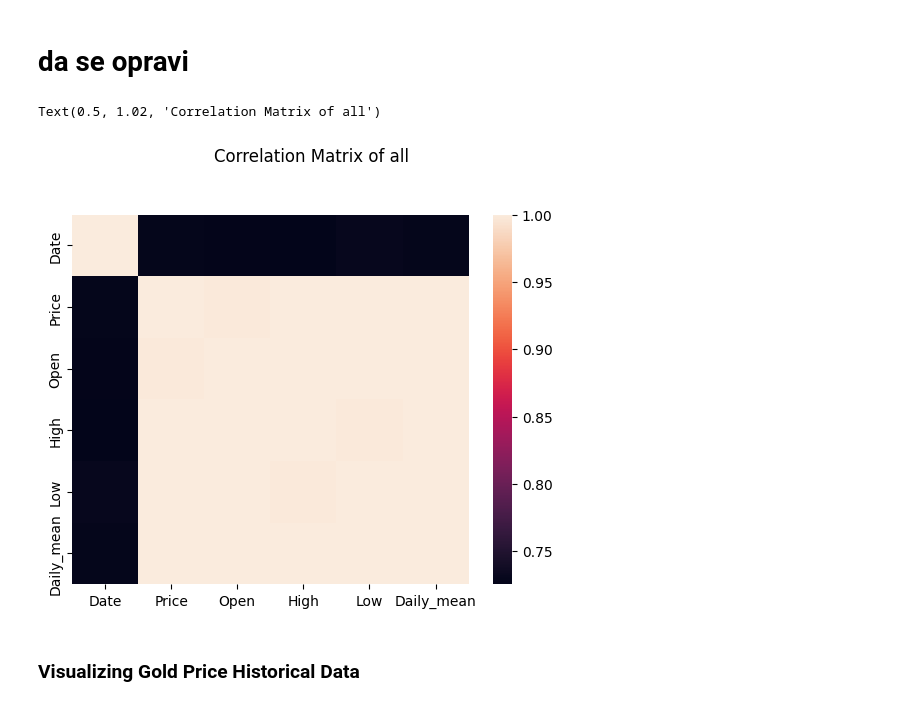
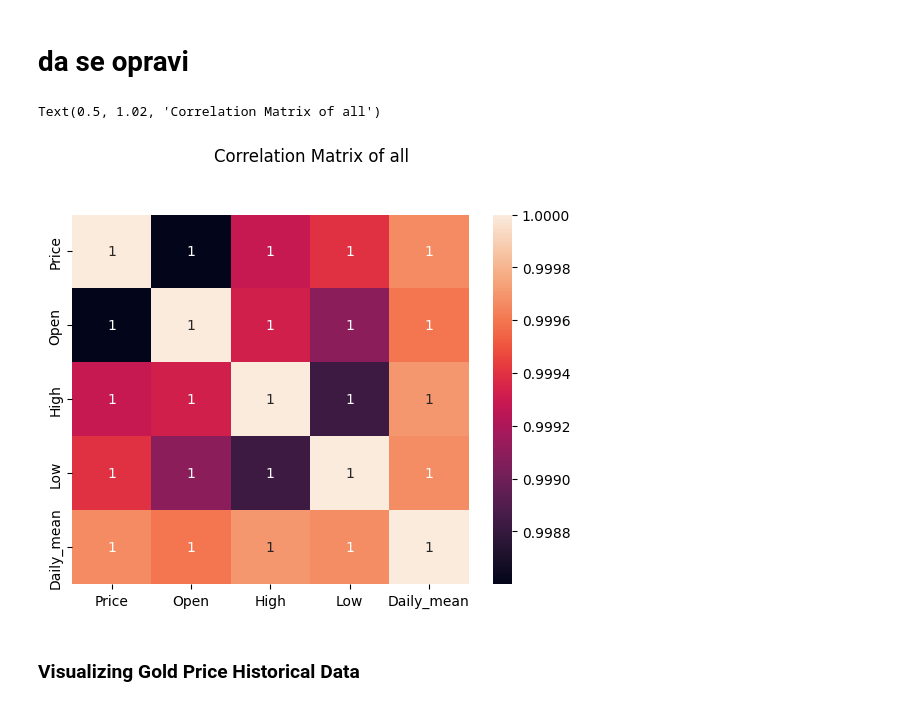
Before and after one commit to Ivanov12op/GoldPricePrediction, a Jupyter notebook: Prediction_gold_price.ipynb, the cells around one changed output. Saved outputs shown, nothing was run; the diff lists cells and outputs as text; code cells hidden in the pictures.

```diff
--- a/Prediction_gold_price.ipynb
+++ b/Prediction_gold_price.ipynb
@@ -143,11 +148,12 @@ df.head()
 # %% [markdown]
  # da se opravi
 # %%
-sns.heatmap(df.corr(), color = '#255')
+
+sns.heatmap(df.corr(numeric_only=True), annot=True)
 plt.suptitle('Correlation Matrix of all', y=1.02)
 # %% [output]
 Text(0.5, 1.02, 'Correlation Matrix of all')
-[figure, old version]
+[figure, new version]
 # %% [markdown]
 ### Visualizing Gold Price Historical Data
 # %%
```
Also changed, not shown: parts of 6 cells of this notebook.
